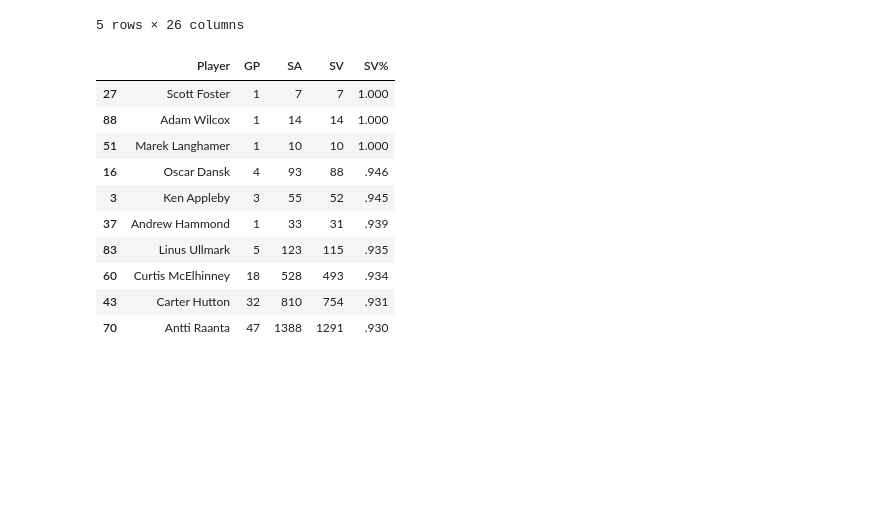
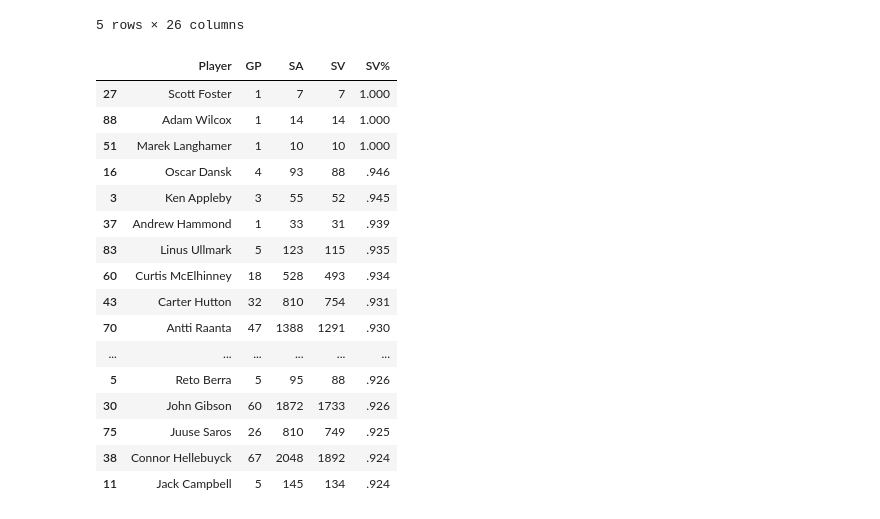
Before and after one commit to ArchambaultP/NHL-Notebooks, a Jupyter notebook: notebooks/Question_1.ipynb, the cells around one changed output. Cells and saved outputs as stored; diff of their text form; code cells hidden in the pictures; blank space fills up the shorter version.

```diff
--- a/notebooks/Question_1.ipynb
+++ b/notebooks/Question_1.ipynb
@@ -21,20 +21,26 @@ Retrieving data from 'https://www.hockey-reference.com/leagues/NHL_2018_goalies.
 # %%
 # Sort the goalies by their save percentage (‘SV%’)
 
-df1 = df.sort_values('SV%', ascending=False).head(10)
+df1 = df.sort_values('SV%', ascending=False).head(20)
 df1[['Player','GP','SA','SV','SV%']]
 # %% [output]
 |  | Player | GP | SA | SV | SV% |
 | 27 | Scott Foster | 1 | 7 | 7 | 1.000 |
 | 88 | Adam Wilcox | 1 | 14 | 14 | 1.000 |
 | 51 | Marek Langhamer | 1 | 10 | 10 | 1.000 |
 | 16 | Oscar Dansk | 4 | 93 | 88 | .946 |
 | 3 | Ken Appleby | 3 | 55 | 52 | .945 |
 | 37 | Andrew Hammond | 1 | 33 | 31 | .939 |
 | 83 | Linus Ullmark | 5 | 123 | 115 | .935 |
 | 60 | Curtis McElhinney | 18 | 528 | 493 | .934 |
 | 43 | Carter Hutton | 32 | 810 | 754 | .931 |
 | 70 | Antti Raanta | 47 | 1388 | 1291 | .930 |
+| ... | ... | ... | ... | ... | ... |
+| 5 | Reto Berra | 5 | 95 | 88 | .926 |
+| 30 | John Gibson | 60 | 1872 | 1733 | .926 |
+| 75 | Juuse Saros | 26 | 810 | 749 | .925 |
+| 38 | Connor Hellebuyck | 67 | 2048 | 1892 | .924 |
+| 11 | Jack Campbell | 5 | 145 | 134 | .924 |
 # %%
 #plot the top 10 goalies by SV% and their number of games played
 
```
Also changed, not shown: parts of 4 cells of this notebook, 2 other files.
